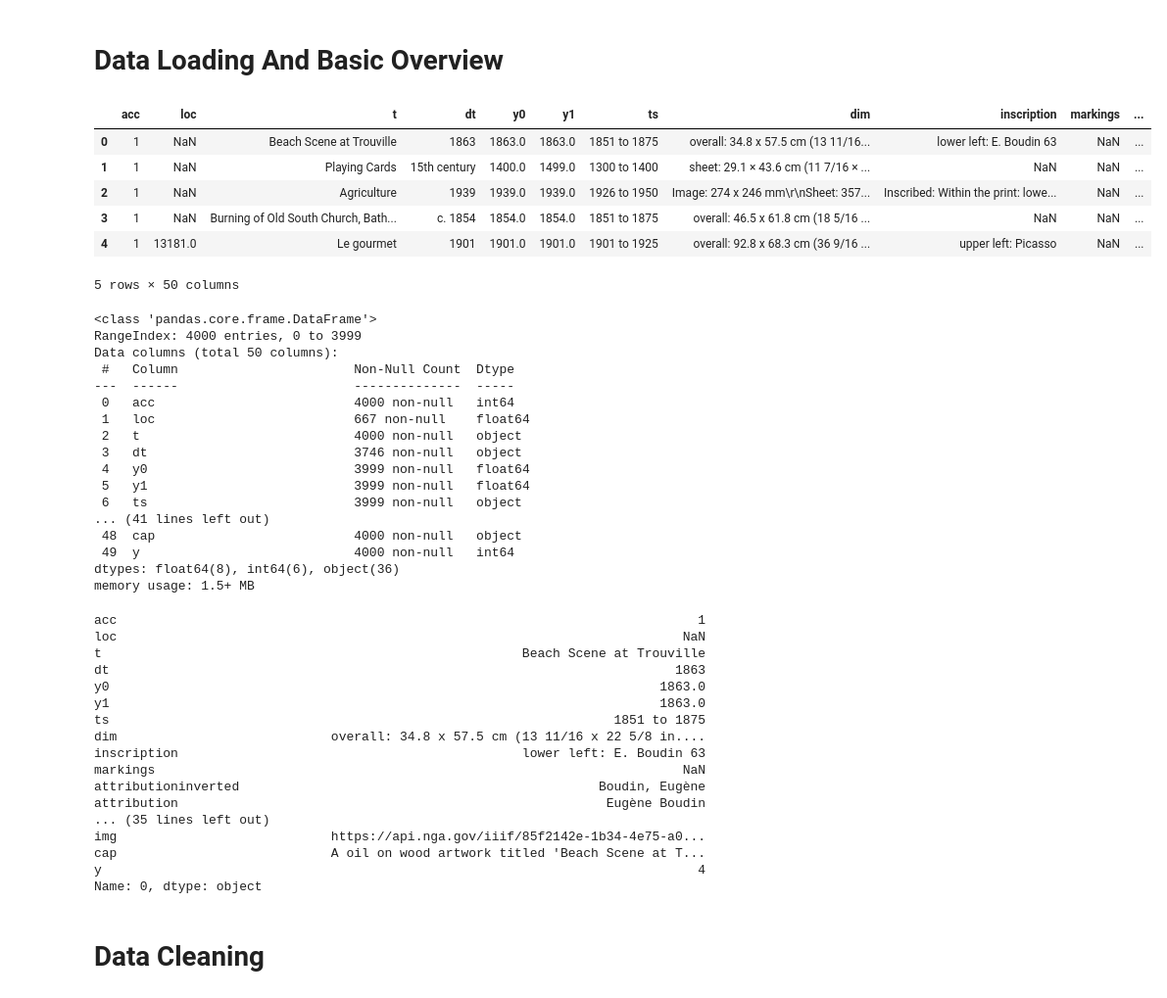
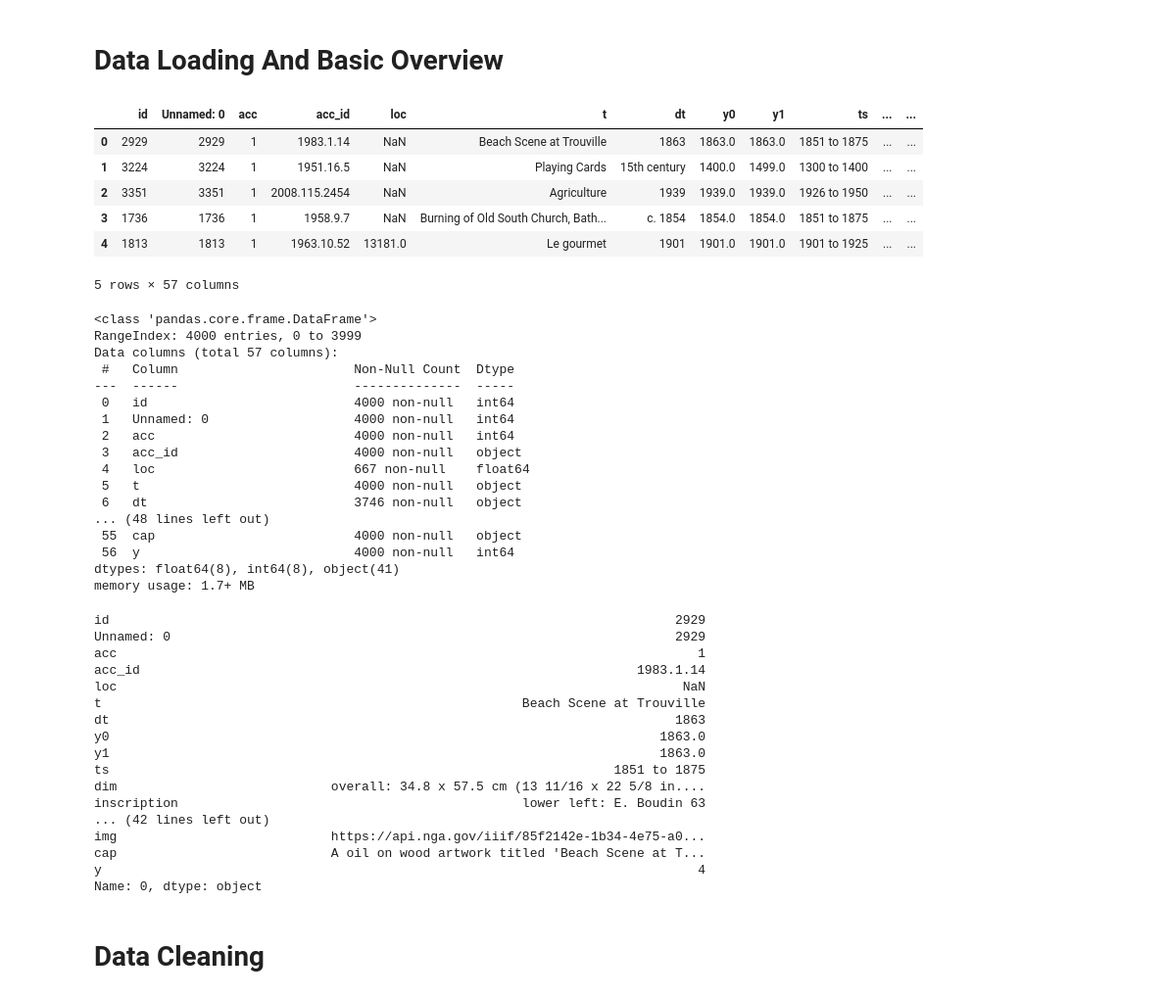
Before and after one commit to 456zamir8/Data-Science-Projects, a Jupyter notebook: Classifying Artistics Mediums from Metadata/Classifier.ipynb, the cells around one changed output. Shown at 98% size. Drawn from its saved outputs; the diff is of its cells as text; code cells hidden in the pictures.

```diff
--- a/Classifying Artistics Mediums from Metadata/Classifier.ipynb
+++ b/Classifying Artistics Mediums from Metadata/Classifier.ipynb
@@ -112,41 +112,45 @@ plt.rcParams.update({
 # %% [markdown]
 # **Data Loading And Basic Overview**
 # %%
-df = pd.read_csv('train_data.csv')
-df.drop(columns=['id', 'Unnamed: 0', 'uuid', 'acc_id', 'iiifurl', 'lastdetectedmodification', 'iiifthumburl'], inplace=True)
-df.head()
+train = pd.read_csv("train_data.csv")
+test  = pd.read_csv("test_data.csv")
+
+train.head()
 # %% [output]
-|  | acc | loc | t | dt | y0 | y1 | ts | dim | inscription | markings | ... |
-| 0 | 1 | NaN | Beach Scene at Trouville | 1863 | 1863.0 | 1863.0 | 1851 to 1875 | overall: 34.8 x 57.5 cm (13 11/16... | lower left: E. Boudin 63 | NaN | ... |
-| 1 | 1 | NaN | Playing Cards | 15th century | 1400.0 | 1499.0 | 1300 to 1400 | sheet: 29.1 × 43.6 cm (11 7/16 × ... | NaN | NaN | ... |
-| 2 | 1 | NaN | Agriculture | 1939 | 1939.0 | 1939.0 | 1926 to 1950 | Image: 274 x 246 mm\r\nSheet: 357... | Inscribed: Within the print: lowe... | NaN | ... |
-| 3 | 1 | NaN | Burning of Old South Church, Bath... | c. 1854 | 1854.0 | 1854.0 | 1851 to 1875 | overall: 46.5 x 61.8 cm (18 5/16 ... | NaN | NaN | ... |
-| 4 | 1 | 13181.0 | Le gourmet | 1901 | 1901.0 | 1901.0 | 1901 to 1925 | overall: 92.8 x 68.3 cm (36 9/16 ... | upper left: Picasso | NaN | ... |
+|  | id | Unnamed: 0 | acc | acc_id | loc | t | dt | y0 | y1 | ts | ... | ... |
+| 0 | 2929 | 2929 | 1 | 1983.1.14 | NaN | Beach Scene at Trouville | 1863 | 1863.0 | 1863.0 | 1851 to 1875 | ... | ... |
+| 1 | 3224 | 3224 | 1 | 1951.16.5 | NaN | Playing Cards | 15th century | 1400.0 | 1499.0 | 1300 to 1400 | ... | ... |
+| 2 | 3351 | 3351 | 1 | 2008.115.2454 | NaN | Agriculture | 1939 | 1939.0 | 1939.0 | 1926 to 1950 | ... | ... |
+| 3 | 1736 | 1736 | 1 | 1958.9.7 | NaN | Burning of Old South Church, Bath... | c. 1854 | 1854.0 | 1854.0 | 1851 to 1875 | ... | ... |
+| 4 | 1813 | 1813 | 1 | 1963.10.52 | 13181.0 | Le gourmet | 1901 | 1901.0 | 1901.0 | 1901 to 1925 | ... | ... |
-5 rows × 50 columns
+5 rows × 57 columns
 # %%
-df.info()
+train.info()
 # %% [output]
 <class 'pandas.core.frame.DataFrame'>
 RangeIndex: 4000 entries, 0 to 3999
-Data columns (total 50 columns):
+Data columns (total 57 columns):
  #   Column                       Non-Null Count  Dtype
 ---  ------                       --------------  -----
- 0   acc                          4000 non-null   int64
- 1   loc                          667 non-null    float64
- 2   t                            4000 non-null   object
- 3   dt                           3746 non-null   object
- 4   y0                           3999 non-null   float64
- 5   y1                           3999 non-null   float64
- 6   ts                           3999 non-null   object
-... (41 lines left out)
- 48  cap                          4000 non-null   object
- 49  y                            4000 non-null   int64
-dtypes: float64(8), int64(6), object(36)
-memory usage: 1.5+ MB
+ 0   id                           4000 non-null   int64
+ 1   Unnamed: 0                   4000 non-null   int64
+ 2   acc                          4000 non-null   int64
+ 3   acc_id                       4000 non-null   object
+ 4   loc                          667 non-null    float64
+ 5   t                            4000 non-null   object
+ 6   dt                           3746 non-null   object
+... (48 lines left out)
+ 55  cap                          4000 non-null   object
+ 56  y                            4000 non-null   int64
+dtypes: float64(8), int64(8), object(41)
+memory usage: 1.7+ MB
 # %%
-df.iloc[0]
+train.iloc[0]
 # %% [output]
+id                                                                          2929
+Unnamed: 0                                                                  2929
 acc                                                                            1
+acc_id                                                                 1983.1.14
 loc                                                                          NaN
 t                                                       Beach Scene at Trouville
 dt                                                                          1863
@@ -155,10 +159,7 @@ y1                                                                        1863.0
 ts                                                                  1851 to 1875
 dim                            overall: 34.8 x 57.5 cm (13 11/16 x 22 5/8 in....
 inscription                                             lower left: E. Boudin 63
-markings                                                                     NaN
-attributioninverted                                               Boudin, Eugène
-attribution                                                        Eugène Boudin
-... (35 lines left out)
+... (42 lines left out)
 img                            https://api.nga.gov/iiif/85f2142e-1b34-4e75-a0...
 cap                            A oil on wood artwork titled 'Beach Scene at T...
 y                                                                              4
```
Also changed, not shown: parts of 16 cells of this notebook.
